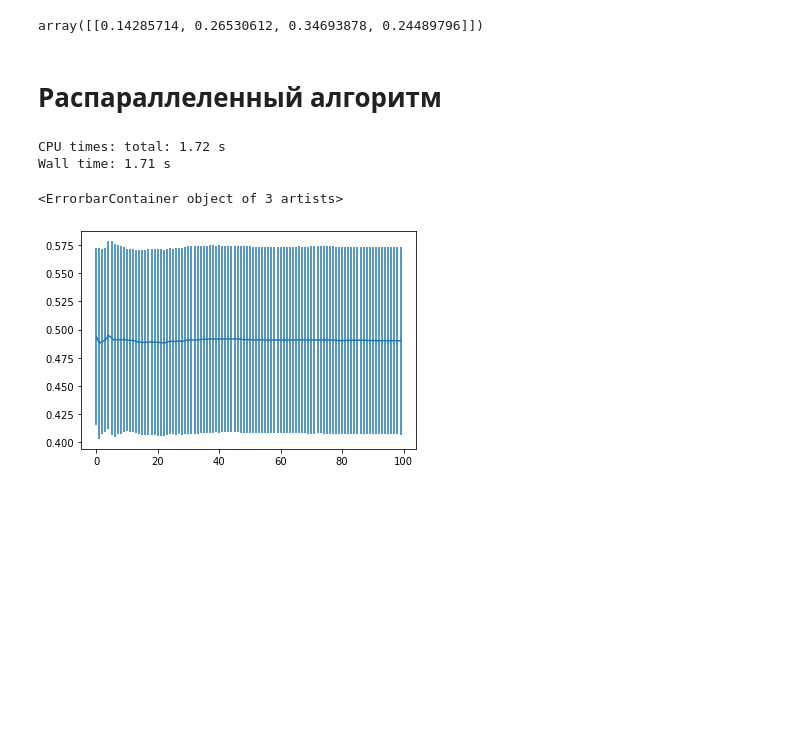
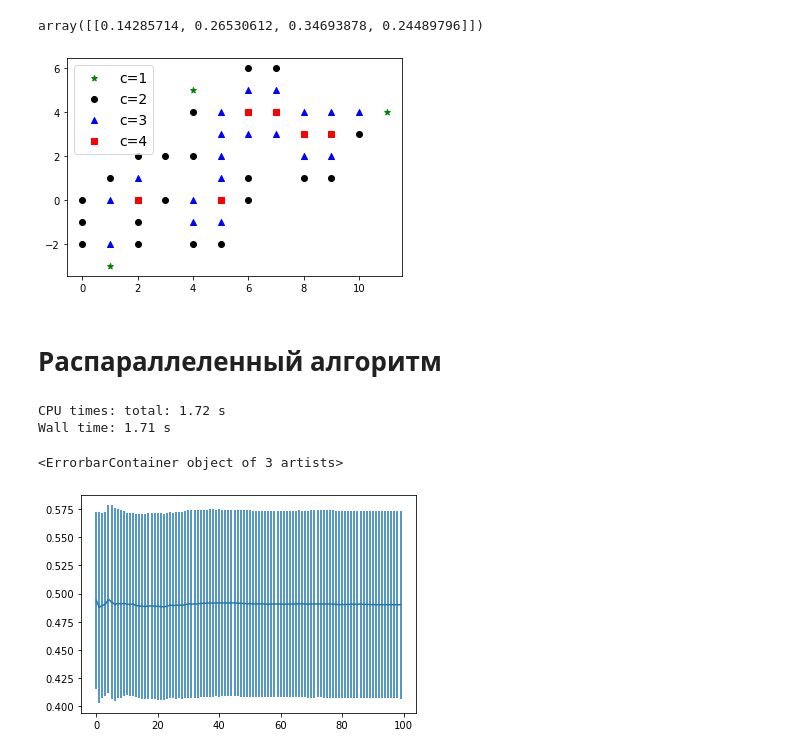
Before and after one commit to Chpel/ProjectMagnet, a Jupyter notebook: Расчёты .ipynb/Drunken_Sailor.ipynb, the cells around one changed output. Cells and saved outputs as stored; diff of their text form; code cells hidden in the pictures; blank space fills up the shorter version.

```diff
--- a/Расчёты .ipynb/Drunken_Sailor.ipynb
+++ b/Расчёты .ipynb/Drunken_Sailor.ipynb
@@ -64,6 +67,16 @@ for i in range(1,4+1):
 neigh_fract / N_new
 # %% [output]
 array([[0.14285714, 0.26530612, 0.34693878, 0.24489796]])
+# %%
+form = ['*', 'o', '^', 's']
+color=['g','k', 'b', 'r']
+for i in range(1,4+1):
+    mask = walk_neighbors == i
+    plt.scatter(walk_dots_new[mask,0], walk_dots_new[mask,1], c=color[i-1], marker=form[i-1], label=f'c={i}')
+plt.legend(fontsize=14)
+plt.savefig(Photos_dir / 'Rand_Path_Neigh.png')
+# %% [output]
+[figure, added]
 # %% [markdown]
 # Распараллеленный алгоритм
 # %%
```
Also changed, not shown: parts of 5 cells of this notebook, 9 other files.
